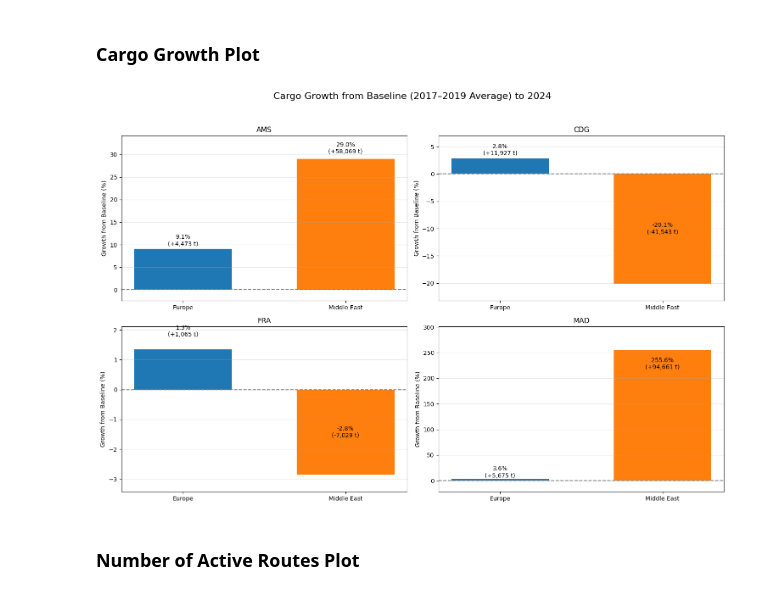
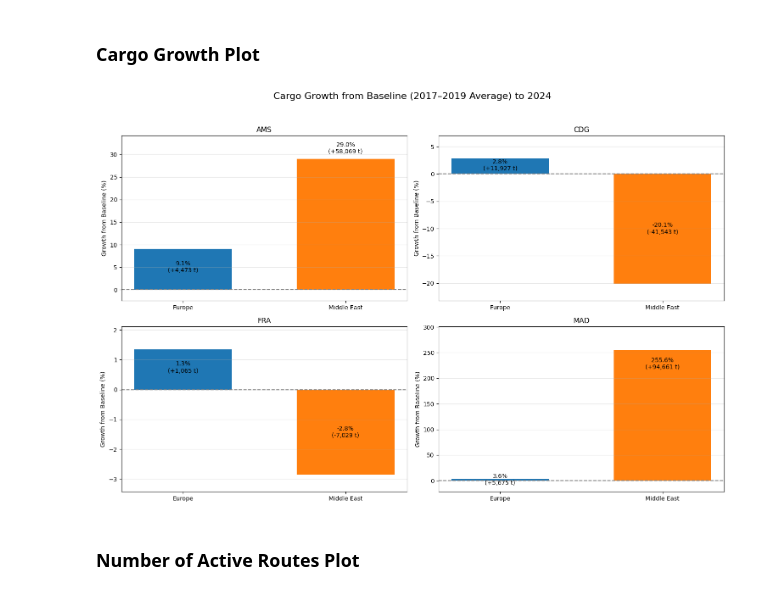
Before and after one commit to h-albrecht-ams/Capstone-Project, a Jupyter notebook: python/01_cargo_analysis.ipynb, the cells around one changed output. Cells and saved outputs as stored; diff of their text form; code cells hidden in the pictures.

```diff
--- a/python/01_cargo_analysis.ipynb
+++ b/python/01_cargo_analysis.ipynb
@@ -3438,20 +3438,21 @@ for ax, airport in zip(axes, airports):
             # Places labels inside very high positive bars.
             label_y = growth_pct - (growth_pct * 0.06)
             vertical_alignment = "top"
-            text_color = "black"
+
+        elif growth_pct >= 10:
+            # Places labels above medium-sized positive bars.
+            label_y = growth_pct + max(growth_pct * 0.03, 0.6)
+            vertical_alignment = "bottom"
 
         elif growth_pct >= 0:
-            # Places labels above ordinary positive bars.
-            offset = max(abs(growth_pct) * 0.03, 0.4)
-            label_y = growth_pct + offset
-            vertical_alignment = "bottom"
-            text_color = "black"
+            # Places labels inside very small positive bars.
+            label_y = growth_pct * 0.55
+            vertical_alignment = "center"
 
         else:
-            # Places labels inside negative bars so that they remain readable.
+            # Places labels inside negative bars.
             label_y = growth_pct / 2
             vertical_alignment = "center"
-            text_color = "black"
 
         ax.text(
             bar.get_x() + bar.get_width() / 2,
@@ -3467,34 +3468,34 @@ for ax, airport in zip(axes, airports):
     ax.set_ylabel("Growth from Baseline (%)")
 
     ax.grid(
         axis="y",
         alpha=0.3
     )
 
     # Adds extra vertical space so that labels are not cut off.
     y_min, y_max = ax.get_ylim()
     y_range = y_max - y_min
 
     ax.set_ylim(
         y_min - (y_range * 0.08),
         y_max + (y_range * 0.12)
     )
 
 # Adds the overall figure title.
 fig.suptitle(
     "Cargo Growth from Baseline (2017–2019 Average) to 2024",
     fontsize=16,
     y=0.98
 )
 
 # Adjusts spacing between the four subplots.
 plt.tight_layout(
     rect=[0, 0, 1, 0.95]
 )
 
 plt.show()
 # %% [output]
-[figure, old version]
+[figure, new version]
 # %% [markdown]
 ### Number of Active Routes Plot
 # %%
```
Also changed, not shown: parts of 5 cells of this notebook.
